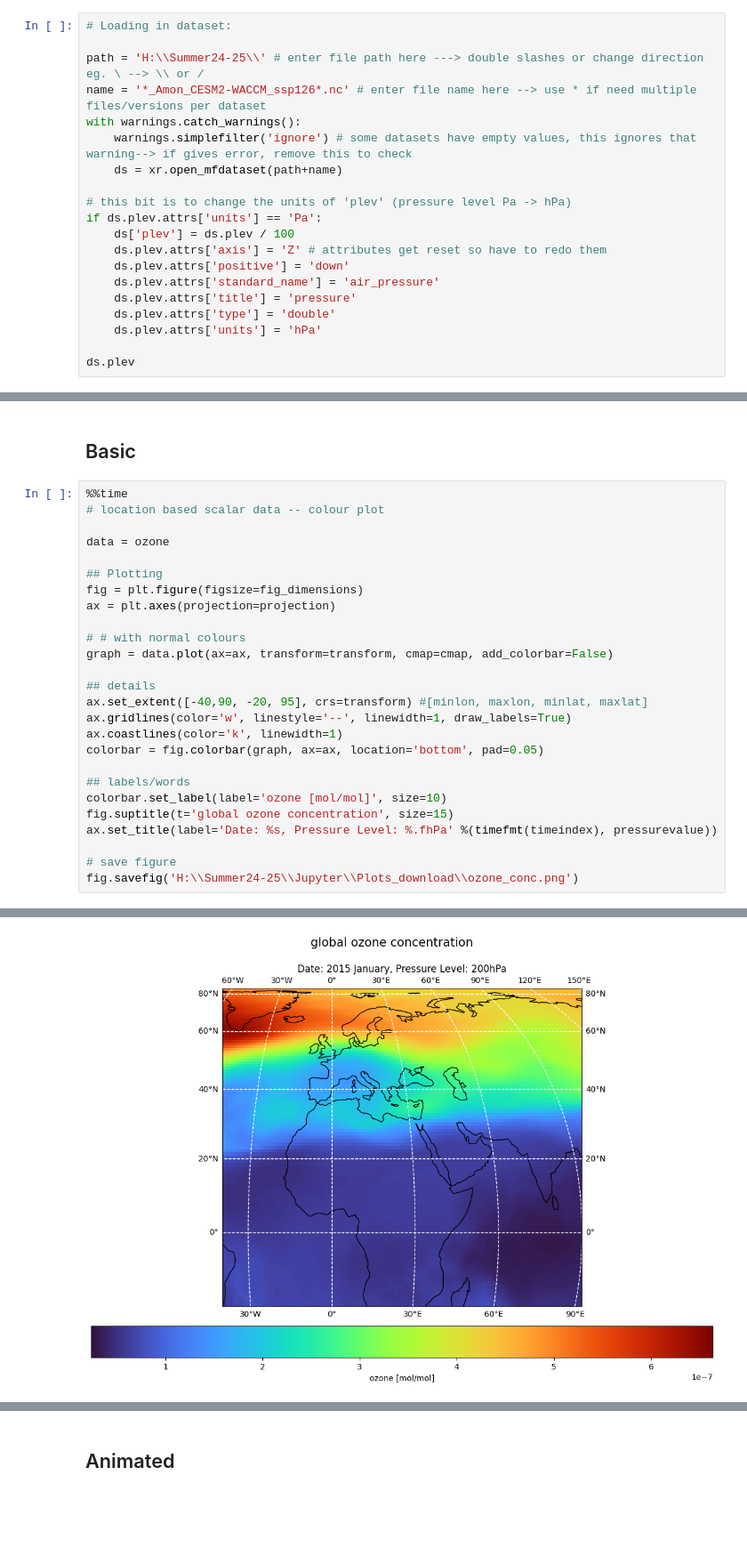
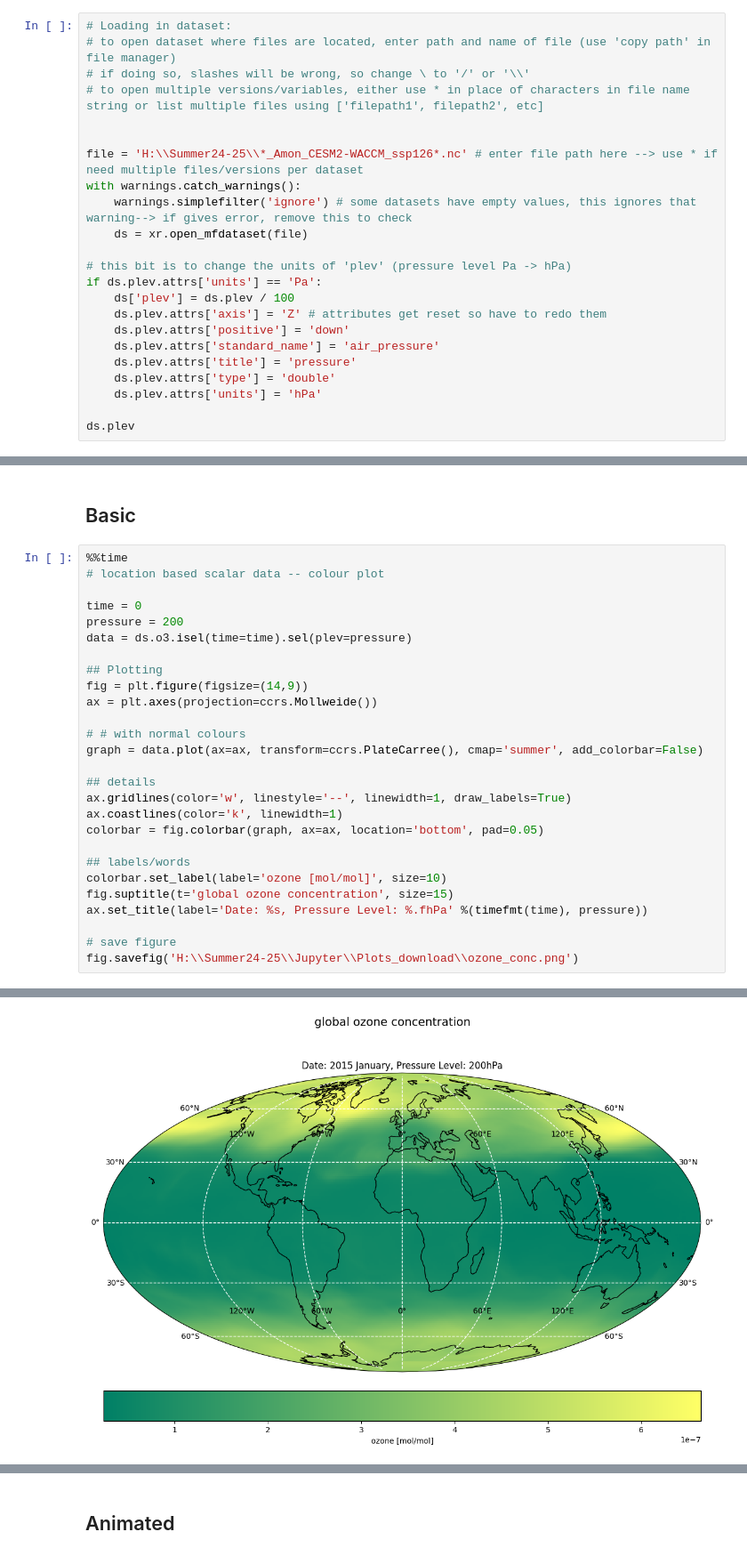
Before and after one commit to lara-j-ds/Summer_Project_24-25, a Jupyter notebook: JupyterNotebook/Xarray_StartupGuide.ipynb, the cells around one changed output, grey strips where cells are left out. Shown at 89% size. Cells and saved outputs as stored; diff of their text form; blank space fills up the shorter version.

Commit message:
Update file upload instructions
Changed wording of how to format file path + name to make it clearer/easier to understand

```diff
--- a/JupyterNotebook/Xarray_StartupGuide.ipynb
+++ b/JupyterNotebook/Xarray_StartupGuide.ipynb
@@ -31,11 +22,14 @@ plt.close('all')
 # %%
 # Loading in dataset:
+# to open dataset where files are located, enter path and name of file (use 'copy path' in file manager)
+# if doing so, slashes will be wrong, so change \ to '/' or '\\'
+# to open multiple versions/variables, either use * in place of characters in file name string or list multiple files using ['filepath1', filepath2', etc]
 
-path = 'H:\\Summer24-25\\' # enter file path here ---> double slashes or change direction eg. \ --> \\ or /
-name = '*_Amon_CESM2-WACCM_ssp126*.nc' # enter file name here --> use * if need multiple files/versions per dataset
+
+file = 'H:\\Summer24-25\\*_Amon_CESM2-WACCM_ssp126*.nc' # enter file path here --> use * if need multiple files/versions per dataset
 with warnings.catch_warnings():
     warnings.simplefilter('ignore') # some datasets have empty values, this ignores that warning--> if gives error, remove this to check
-    ds = xr.open_mfdataset(path+name)
+    ds = xr.open_mfdataset(file)
 
 # this bit is to change the units of 'plev' (pressure level Pa -> hPa)
 if ds.plev.attrs['units'] == 'Pa':
@@ -175,17 +166,18 @@ rectangle.set_url('https://www.google.com/') # --> can be a web link or file add
 %%time
 # location based scalar data -- colour plot
 
-data = ozone
+time = 0
+pressure = 200
+data = ds.o3.isel(time=time).sel(plev=pressure)
 
 ## Plotting
-fig = plt.figure(figsize=fig_dimensions)
-ax = plt.axes(projection=projection)
+fig = plt.figure(figsize=(14,9))
+ax = plt.axes(projection=ccrs.Mollweide())
 
 # # with normal colours
-graph = data.plot(ax=ax, transform=transform, cmap=cmap, add_colorbar=False)
+graph = data.plot(ax=ax, transform=ccrs.PlateCarree(), cmap='summer', add_colorbar=False)
 
 ## details
-ax.set_extent([-40,90, -20, 95], crs=transform) #[minlon, maxlon, minlat, maxlat]
 ax.gridlines(color='w', linestyle='--', linewidth=1, draw_labels=True)
 ax.coastlines(color='k', linewidth=1)
 colorbar = fig.colorbar(graph, ax=ax, location='bottom', pad=0.05)
@@ -193,7 +185,7 @@ colorbar = fig.colorbar(graph, ax=ax, location='bottom', pad=0.05)
 ## labels/words
 colorbar.set_label(label='ozone [mol/mol]', size=10)
 fig.suptitle(t='global ozone concentration', size=15)
-ax.set_title(label='Date: %s, Pressure Level: %.fhPa' %(timefmt(timeindex), pressurevalue))
+ax.set_title(label='Date: %s, Pressure Level: %.fhPa' %(timefmt(time), pressure))
 
 # save figure
 fig.savefig('H:\\Summer24-25\\Jupyter\\Plots_download\\ozone_conc.png')
@@ -203,4 +195,4 @@ Wall time: 4.58 s
-[figure, old version]
+[figure, new version]
 # %%
 %%time
 # location based scalar data -- contour plot
```
Also changed, not shown: parts of 10 cells of this notebook.
